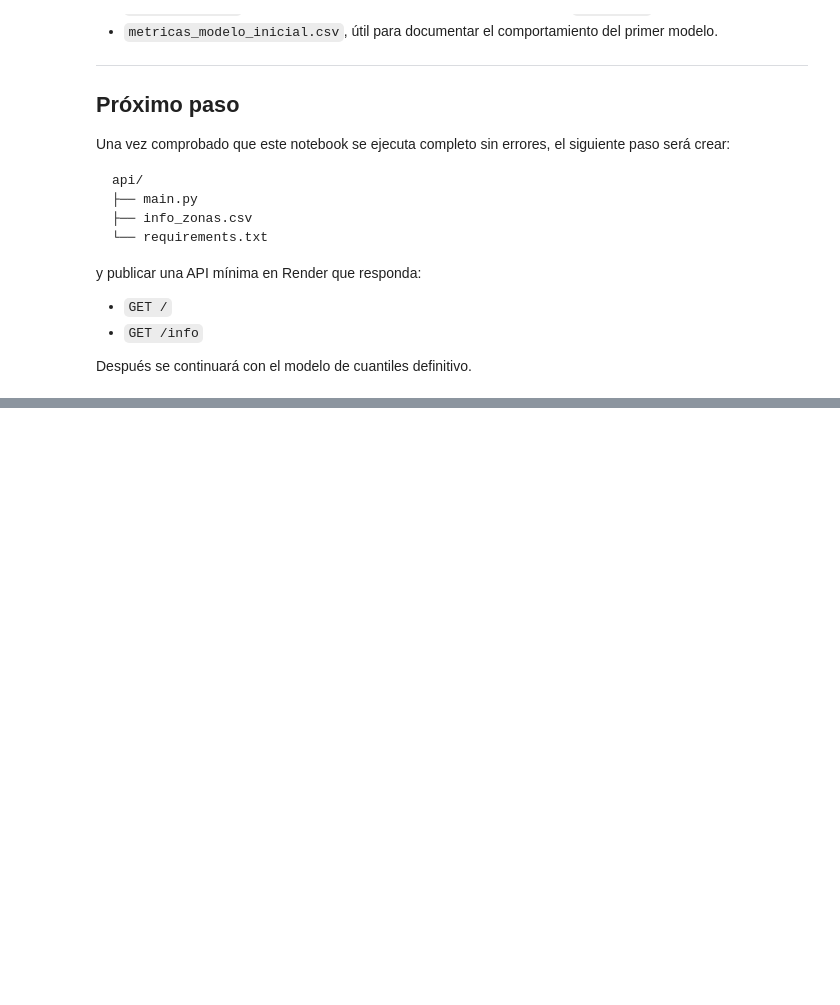
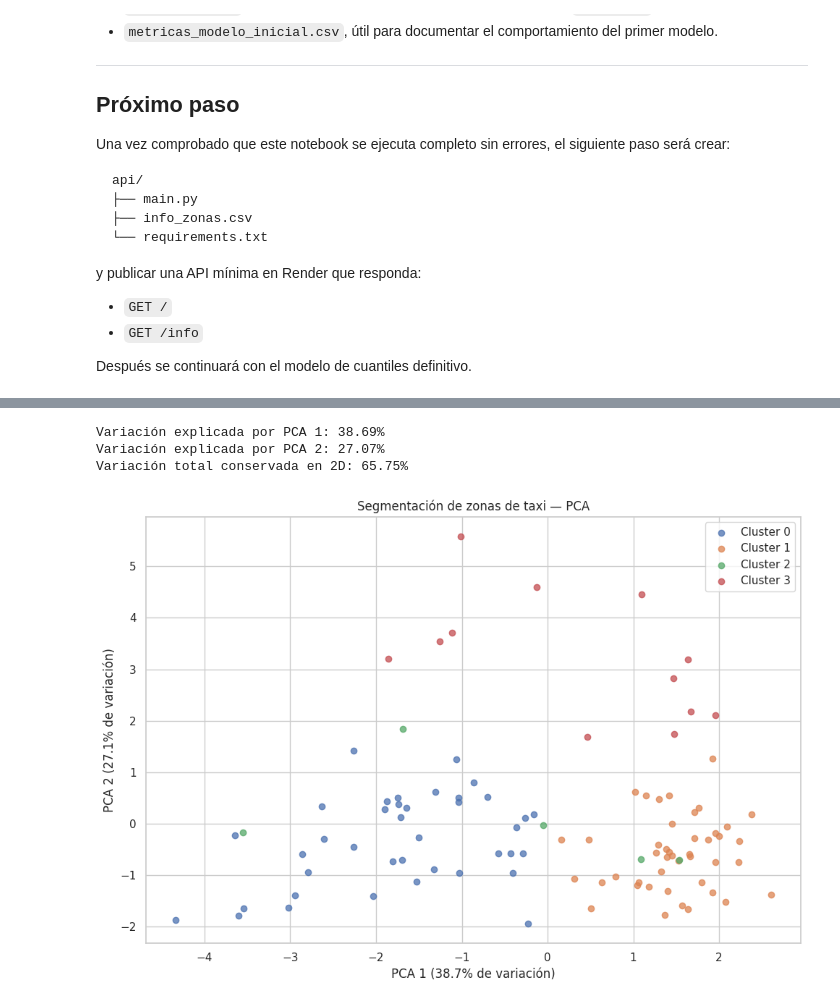
Before and after one commit to IsaiZepeda04/taxis-nyc, a Jupyter notebook: preparacion.ipynb, the cells around one changed output, grey strips where cells are left out. Drawn from its saved outputs; the diff is of its cells as text; code cells hidden in the pictures; blank space fills up the shorter version.

```diff
--- a/preparacion.ipynb
+++ b/preparacion.ipynb
@@ -1051,0 +1780,75 @@ Después se continuará con el modelo de cuantiles definitivo.
+# %%
+# ============================================================
+# 37. REDUCCIÓN A DOS COMPONENTES CON PCA
+# ============================================================
+
+pca = PCA(
+    n_components=2
+)
+
+componentes = pca.fit_transform(
+    X_cluster_scaled
+)
+
+perfil_zonas["pca_1"] = componentes[:, 0]
+perfil_zonas["pca_2"] = componentes[:, 1]
+
+VARIACION_PCA_1 = pca.explained_variance_ratio_[0]
+VARIACION_PCA_2 = pca.explained_variance_ratio_[1]
+VARIACION_PCA_TOTAL = pca.explained_variance_ratio_.sum()
+
+print(
+    f"Variación explicada por PCA 1: "
+    f"{VARIACION_PCA_1:.2%}"
+)
+
+print(
+    f"Variación explicada por PCA 2: "
+    f"{VARIACION_PCA_2:.2%}"
+)
+
+print(
+    f"Variación total conservada en 2D: "
+    f"{VARIACION_PCA_TOTAL:.2%}"
+)
+# %% [output]
+Variación explicada por PCA 1: 38.69%
+Variación explicada por PCA 2: 27.07%
+Variación total conservada en 2D: 65.75%
+# %%
+# ============================================================
+# 38. VISUALIZACIÓN PCA DE LOS CLUSTERS
+# ============================================================
+
+plt.figure(figsize=(10, 7))
+
+# Se dibuja cada cluster por separado para que aparezca
+# correctamente identificado en la leyenda.
+for cluster_id in sorted(
+    perfil_zonas["cluster"].unique()
+):
+    datos_cluster = perfil_zonas[
+        perfil_zonas["cluster"] == cluster_id
+    ]
+
+    plt.scatter(
+        datos_cluster["pca_1"],
+        datos_cluster["pca_2"],
+        label=f"Cluster {cluster_id}",
+        alpha=0.75,
+    )
+
+plt.title(
+    "Segmentación de zonas de taxi — PCA"
+)
+plt.xlabel(
+    f"PCA 1 ({VARIACION_PCA_1:.1%} de variación)"
+)
+plt.ylabel(
+    f"PCA 2 ({VARIACION_PCA_2:.1%} de variación)"
+)
+plt.legend()
+plt.tight_layout()
+plt.show()
+# %% [output]
+[figure, added]
```
Also changed, not shown: parts of 45 cells of this notebook, 9 other files.
